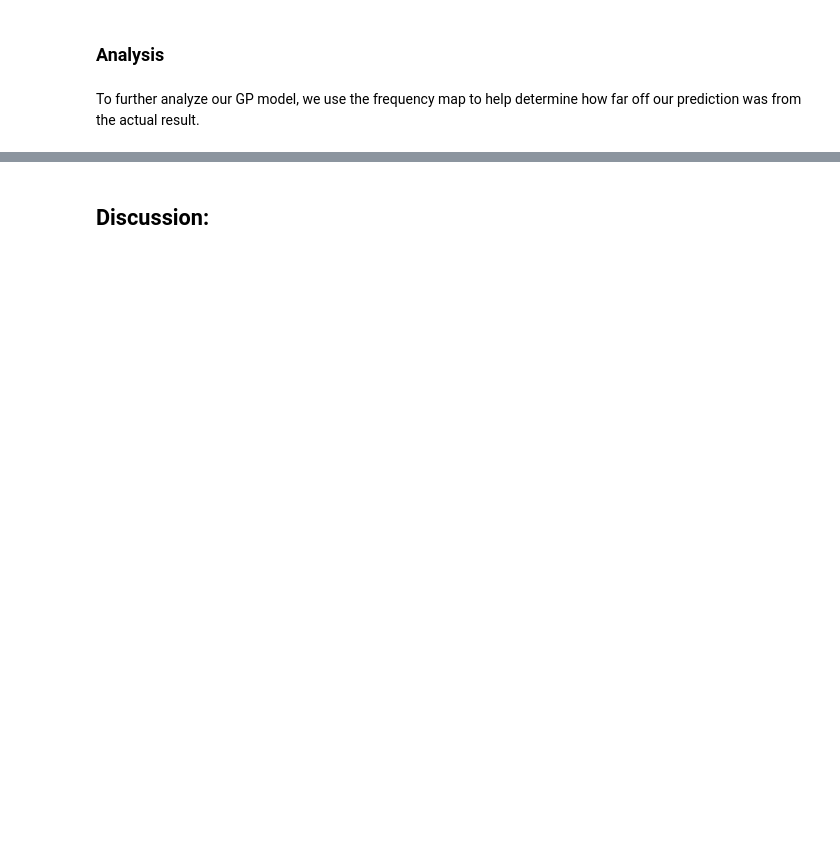
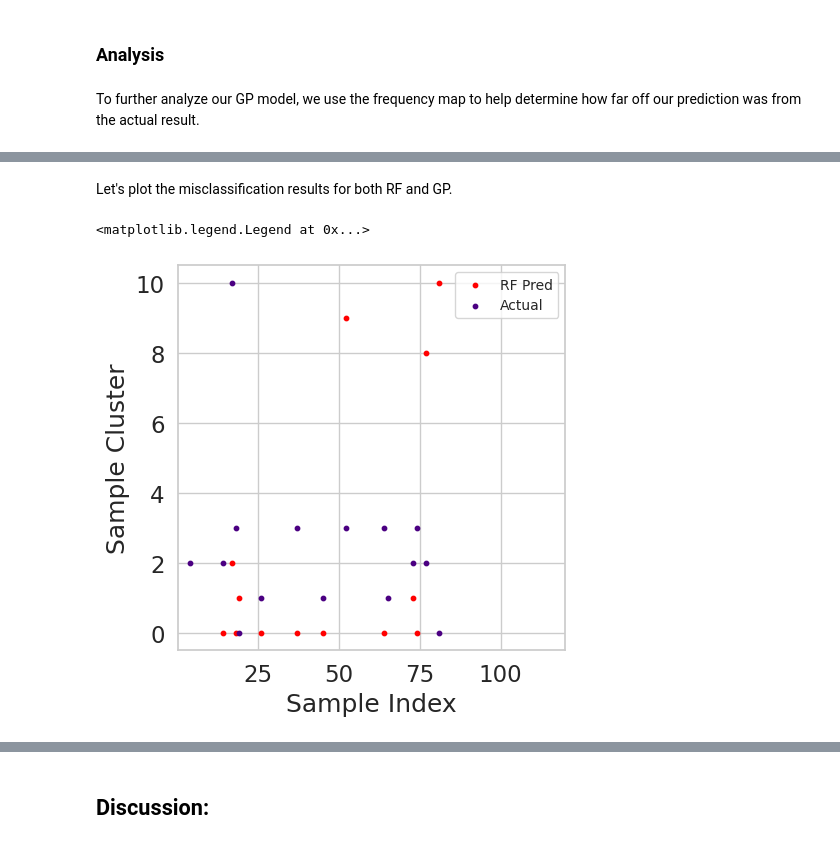
Before and after one commit to notLiamChu/THINK_Lab_Mobile_Data_Analysis, a Jupyter notebook: GP_Kernel_Experiments.ipynb, the cells around one changed output, grey strips where cells are left out. Cells and saved outputs as stored; diff of their text form; code cells hidden in the pictures; blank space fills up the shorter version.

```diff
--- a/GP_Kernel_Experiments.ipynb
+++ b/GP_Kernel_Experiments.ipynb
@@ -375,25 +384,25 @@ Here we see that our prediction accuracy is fairly good, accurately predicting 8
 # %% [markdown]
 Expanding upon the previous model's discussion, we implement one-hot encoding as a way into our location variables as a way to transform our weighted locations into labels. We then append the leaving hour of day and day of week manually
 # %%
-dummies1 = pd.get_dummies(df['third_last_one']).values
 dummies2 = pd.get_dummies(df['second_last_one']).values
 dummies3 = pd.get_dummies(df['last_one']).values
 
 # May be used for experiments, but does not improve the results
+dummies1 = pd.get_dummies(df['third_last_one']).values
 dummies4 = pd.get_dummies(df['leaving_hour']).values
 dummies5 = pd.get_dummies(df['day_of_week']).values
 
 # connect old data fram with new one horizontally
 new_df = pd.concat([df,
-                    pd.DataFrame(dummies1),
                     pd.DataFrame(dummies2),
                     pd.DataFrame(dummies3),
                     pd.DataFrame(df['leaving_hour']),
                     pd.DataFrame(df['day_of_week'])], axis=1)
 train_set, test_set = train_test_split(new_df, test_size = 0.2, random_state=42)
+train_set, _ = train_test_split(train_set, test_size = 0.3, random_state = 84)
 
 # The length of our input tensor
-input_length = dummies1.shape[1] + dummies2.shape[1] + dummies3.shape[1]
+input_length = dummies2.shape[1] + dummies3.shape[1]
 
 # x_train is last input_length columns of train_set + 2 columns for hour and day
 x_train = torch.tensor(train_set.iloc[:, -(input_length + 2):].values, dtype=torch.int64)
@@ -464,5 +476,7 @@ model.eval()
 likelihood.eval()
 
 with gpytorch.settings.fast_pred_var(), torch.no_grad():
-    test_dist = model(x_test)
-    pred_means = test_dist.loc
+    test_outputs = model(x_test)
+
+print("We predict the next location (current cluster) with an accuracy of: ",
+            '%.2f'%(calculate_acc(test_outputs.loc.max(0)[1], y_test, True).item() * 100), "%", sep="")
@@ -509,10 +505,9 @@ tensor([ 0,  0,  0,  0,  2,  0,  0,  0,  0,  0,  0,  0,  0,  0,  2,  0,  0,  5,
 # %%
-# Reset x_test to its original values
 hashcodes = test_set['features_hash'].values
 
 for i in range(len(y_actual)):
     actual = y_actual[i].int().item()
-    predicted = observed_prediction[i].int().item()
+    predicted = test_outputs.loc.max(0)[1][i].int().item()
     if actual - predicted != 0:
         actual_freq = frequency_map[hashcodes[i]][actual]
 
@@ -523,5 +518,8 @@ for i in range(len(y_actual)):
             pred_freq = 0
         else:
             pred_freq = frequency_map[hashcodes[i]][predicted]
+        print("------------------------------------------------------------------------------------>")
+        print("actual_freq: ", actual_freq)
+        print("pred_freq: ", pred_freq)
         print("(index: ", i, ") (y_actual: ", actual, ") (GP_pred: ", predicted, ") (actual - predicted frequency: ", actual_freq - pred_freq, ")", sep="")
 # %% [output]
@@ -532,0 +543,29 @@ for i in range(len(y_actual)):
+# %% [markdown]
+Let's plot the misclassification results for both RF and GP.
+# %%
+# RF List:
+rf_ind = [14, 17, 18, 19, 26, 37, 45, 52, 64, 73, 74, 77, 81]
+rf_preds = [0, 2, 0, 1, 0, 0, 0, 9, 0, 1, 0, 8, 10]
+
+# GP List:
+gp_ind = [4, 14, 17, 18, 26, 37, 64, 65, 73, 74]
+gp_preds = [0, 0, 5, 2, 0, 2, 2, 0, 1, 2]
+
+misclass_ind = []
+misclass_actual = []
+for i in range(111):
+  if i in rf_ind or i in gp_ind:
+    misclass_ind.append(i)
+    misclass_actual.append(y_actual[i])
+# %%
+fig = plt.figure(figsize = (5,5))
+ax = plt.axes()
+ax.scatter(rf_ind, rf_preds, c='red',  s=10, label="RF Pred")
+ax.scatter(misclass_ind, misclass_actual, c='indigo', s=10, label="Actual")
+plt.xlim(right=120)
+plt.xlabel('Sample Index')
+plt.ylabel('Sample Cluster')
+plt.legend(fontsize="10")
+# %% [output]
+<matplotlib.legend.Legend at 0x...>
+[figure, added]
```
Also changed, not shown: parts of 45 cells of this notebook.
